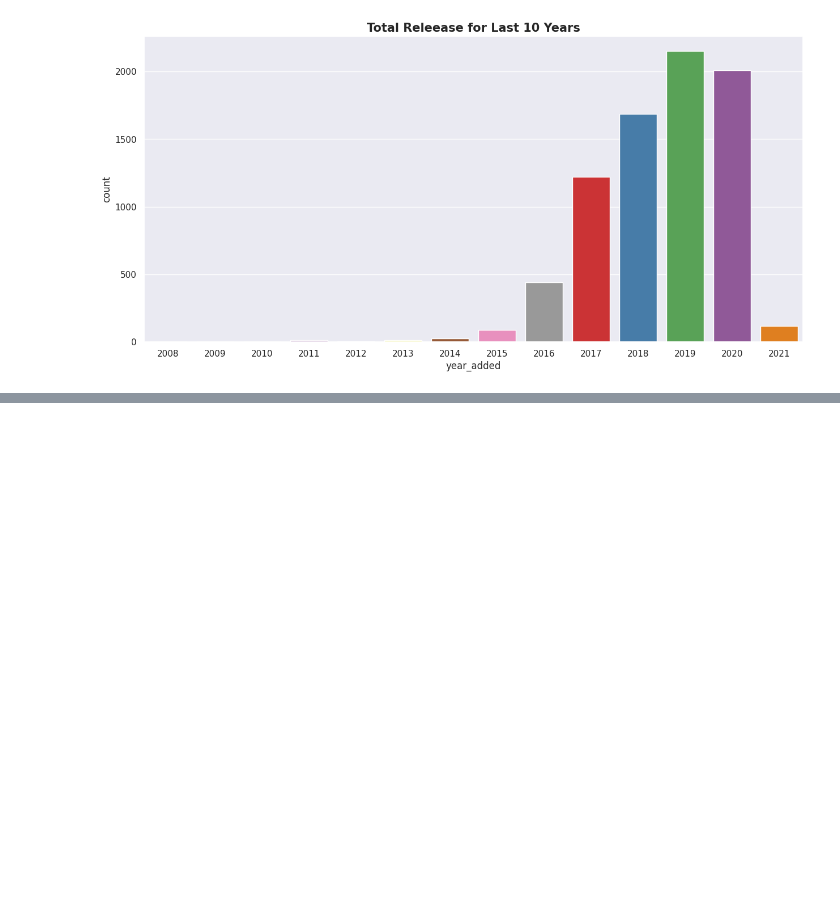
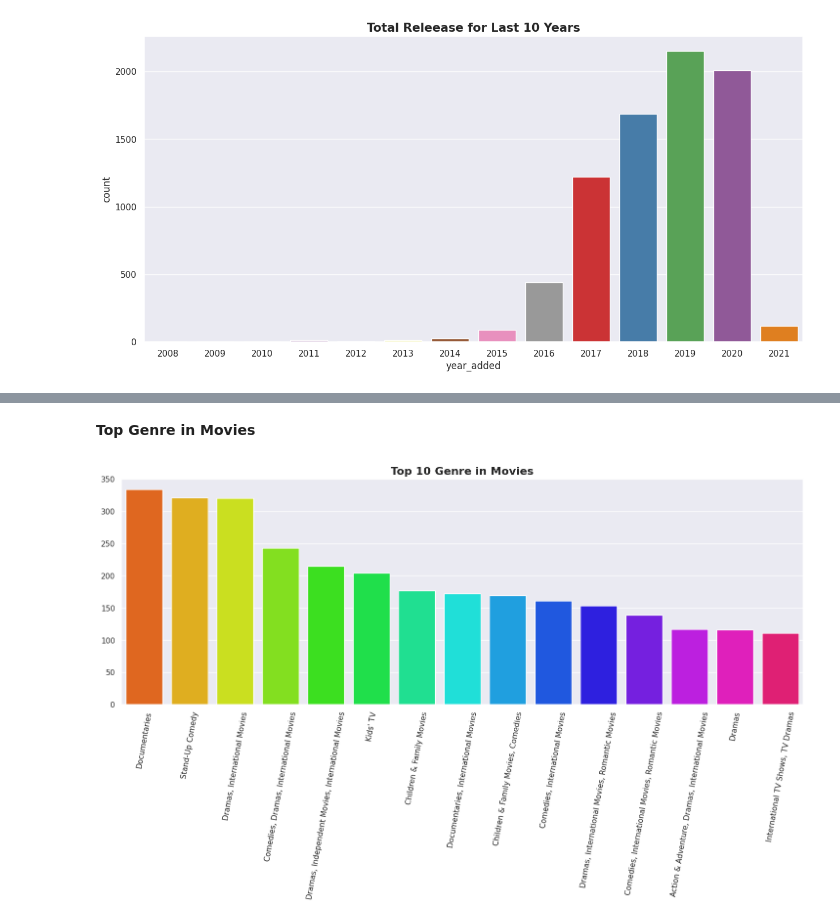
Before and after one commit to ambika1us/NETFLIX-MOVIES-AND-TV-SHOWS-CLUSTERING, a Jupyter notebook: Capstone_Project_Unsupervised_Learning.ipynb, the cells around one changed output, grey strips where cells are left out. Cells and saved outputs as stored; diff of their text form; code cells hidden in the pictures; blank space fills up the shorter version.

```diff
--- a/Capstone_Project_Unsupervised_Learning.ipynb
+++ b/Capstone_Project_Unsupervised_Learning.ipynb
@@ -226,0 +247,11 @@ Text(0.5, 1.0, 'Total Releease for Last 10 Years')
+# %% [markdown]
+<p><b>Top Genre in Movies</b></p>
+# %%
+#Top 10 Genre in movies
+plt.figure(figsize=(18,6))
+sns.barplot(x=nfx['listed_in'].value_counts().head(15).index, y=nfx['listed_in'].value_counts().head(15).values,palette="hsv")
+plt.xticks(rotation=80)
+plt.title("Top 10 Genre in Movies", size="16",fontweight="bold")
+plt.show()
+# %% [output]
+[figure, added]
```
Also changed, not shown: parts of 7 cells of this notebook.
